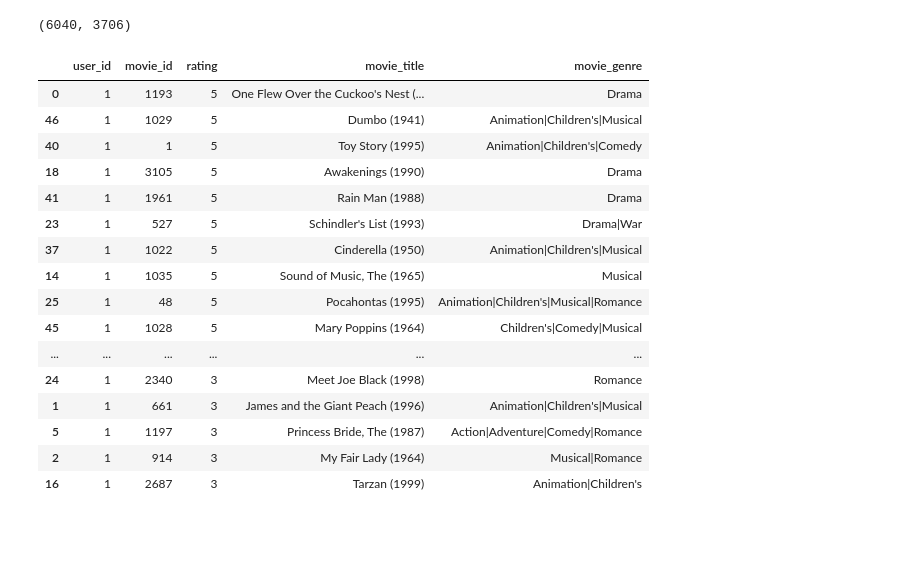
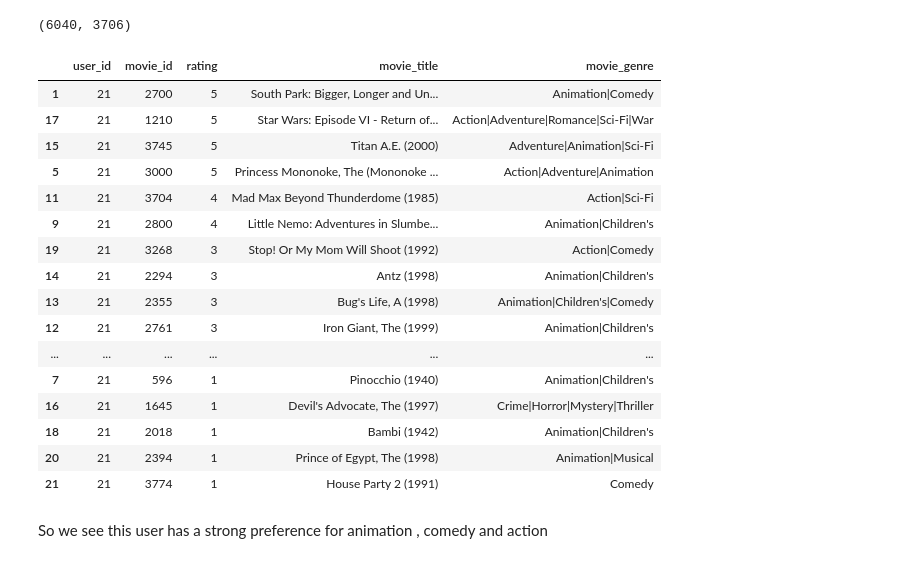
Before and after one commit to manugarri/pydata_2016_talk_recommenders, a Jupyter notebook: notebooks/Slides.ipynb, the cells around one changed output. Saved outputs shown, nothing was run; the diff lists cells and outputs as text; code cells hidden in the pictures; blank space fills up the shorter version.

```diff
--- a/notebooks/Slides.ipynb
+++ b/notebooks/Slides.ipynb
@@ -700,5 +762,6 @@ With  being a diagonal matrix containing the eigenvalues of the original matrix
 # %%
-movies_df = pd.read_table('assets/movies.dat', header=None, sep='::', names=['movie_id', 'movie_title', 'movie_genre'])
+movies_df = pd.read_table('assets/movies.dat',  header=None, sep='::',
+                          names=['movie_id', 'movie_title', 'movie_genre'], engine='python')
 movies_df.head()
 # %% [output]
 |  | movie_id | movie_title | movie_genre |
@@ -708,7 +771,8 @@ movies_df.head()
 | 3 | 4 | Waiting to Exhale (1995) | Comedy|Drama |
 | 4 | 5 | Father of the Bride Part II (1995) | Comedy |
 # %%
-ratings_df = pd.read_table('assets/ratings.dat', header=None, sep='::', names=['user_id', 'movie_id', 'rating', 'timestamp'])
+ratings_df = pd.read_table('assets/ratings.dat', header=None, sep='::',
+                           names=['user_id', 'movie_id', 'rating', 'timestamp'], engine='python')
 del ratings_df['timestamp']
 ratings_df.head()
 # %% [output]
@@ -799,18 +862,3 @@ for i in range(s.shape[0]):
     s_diag_matrix[i,i] = s[i]
 
 X_lr = np.dot(np.dot(u, s_diag_matrix), vt)
-# %%
-import pickle
-with open('assets/movielens_1M_svd_u.pickle', 'wb') as handle:
-    pickle.dump(u, handle)
-with open('assets/movielens_1M_svd_s.pickle', 'wb') as handle:
-    pickle.dump(s, handle)
-with open('assets/movielens_1M_svd_vt.pickle', 'wb') as handle:
-    pickle.dump(vt, handle)
-
-del vt
-del s
-del u
-gc.collect()
-ratings_df = pd.read_table('assets/ratings.dat', header=None, sep='::', names=['user_id', 'movie_id', 'rating', 'timestamp'])
-del ratings_df['timestamp']
@@ -821,28 +885,31 @@ X_lr.shape
 # %% [output]
 (6040, 3706)
 # %%
+sample_user = 21
 user_ratings = ratings_df[ratings_df.user_id==sample_user].merge(
                movies_df, on='movie_id'
               ).sort_values(by='rating',ascending=False)
 user_ratings_movies = user_ratings.movie_id.tolist()
 user_ratings
 # %% [output]
 |  | user_id | movie_id | rating | movie_title | movie_genre |
-| 0 | 1 | 1193 | 5 | One Flew Over the Cuckoo's Nest (... | Drama |
-| 46 | 1 | 1029 | 5 | Dumbo (1941) | Animation|Children's|Musical |
-| 40 | 1 | 1 | 5 | Toy Story (1995) | Animation|Children's|Comedy |
-| 18 | 1 | 3105 | 5 | Awakenings (1990) | Drama |
-| 41 | 1 | 1961 | 5 | Rain Man (1988) | Drama |
-| 23 | 1 | 527 | 5 | Schindler's List (1993) | Drama|War |
-| 37 | 1 | 1022 | 5 | Cinderella (1950) | Animation|Children's|Musical |
-| 14 | 1 | 1035 | 5 | Sound of Music, The (1965) | Musical |
-| 25 | 1 | 48 | 5 | Pocahontas (1995) | Animation|Children's|Musical|Romance |
-| 45 | 1 | 1028 | 5 | Mary Poppins (1964) | Children's|Comedy|Musical |
+| 1 | 21 | 2700 | 5 | South Park: Bigger, Longer and Un... | Animation|Comedy |
+| 17 | 21 | 1210 | 5 | Star Wars: Episode VI - Return of... | Action|Adventure|Romance|Sci-Fi|War |
+| 15 | 21 | 3745 | 5 | Titan A.E. (2000) | Adventure|Animation|Sci-Fi |
+| 5 | 21 | 3000 | 5 | Princess Mononoke, The (Mononoke ... | Action|Adventure|Animation |
+| 11 | 21 | 3704 | 4 | Mad Max Beyond Thunderdome (1985) | Action|Sci-Fi |
+| 9 | 21 | 2800 | 4 | Little Nemo: Adventures in Slumbe... | Animation|Children's |
+| 19 | 21 | 3268 | 3 | Stop! Or My Mom Will Shoot (1992) | Action|Comedy |
+| 14 | 21 | 2294 | 3 | Antz (1998) | Animation|Children's |
+| 13 | 21 | 2355 | 3 | Bug's Life, A (1998) | Animation|Children's|Comedy |
+| 12 | 21 | 2761 | 3 | Iron Giant, The (1999) | Animation|Children's |
 | ... | ... | ... | ... | ... | ... |
-| 24 | 1 | 2340 | 3 | Meet Joe Black (1998) | Romance |
-| 1 | 1 | 661 | 3 | James and the Giant Peach (1996) | Animation|Children's|Musical |
-| 5 | 1 | 1197 | 3 | Princess Bride, The (1987) | Action|Adventure|Comedy|Romance |
-| 2 | 1 | 914 | 3 | My Fair Lady (1964) | Musical|Romance |
-| 16 | 1 | 2687 | 3 | Tarzan (1999) | Animation|Children's |
+| 7 | 21 | 596 | 1 | Pinocchio (1940) | Animation|Children's |
+| 16 | 21 | 1645 | 1 | Devil's Advocate, The (1997) | Crime|Horror|Mystery|Thriller |
+| 18 | 21 | 2018 | 1 | Bambi (1942) | Animation|Children's |
+| 20 | 21 | 2394 | 1 | Prince of Egypt, The (1998) | Animation|Musical |
+| 21 | 21 | 3774 | 1 | House Party 2 (1991) | Comedy |
+# %% [markdown]
+So we see this user has a strong preference for animation , comedy and action
 # %%
 user_predicted_scores_df = pd.DataFrame({
```
Also changed, not shown: parts of 71 cells of this notebook.
